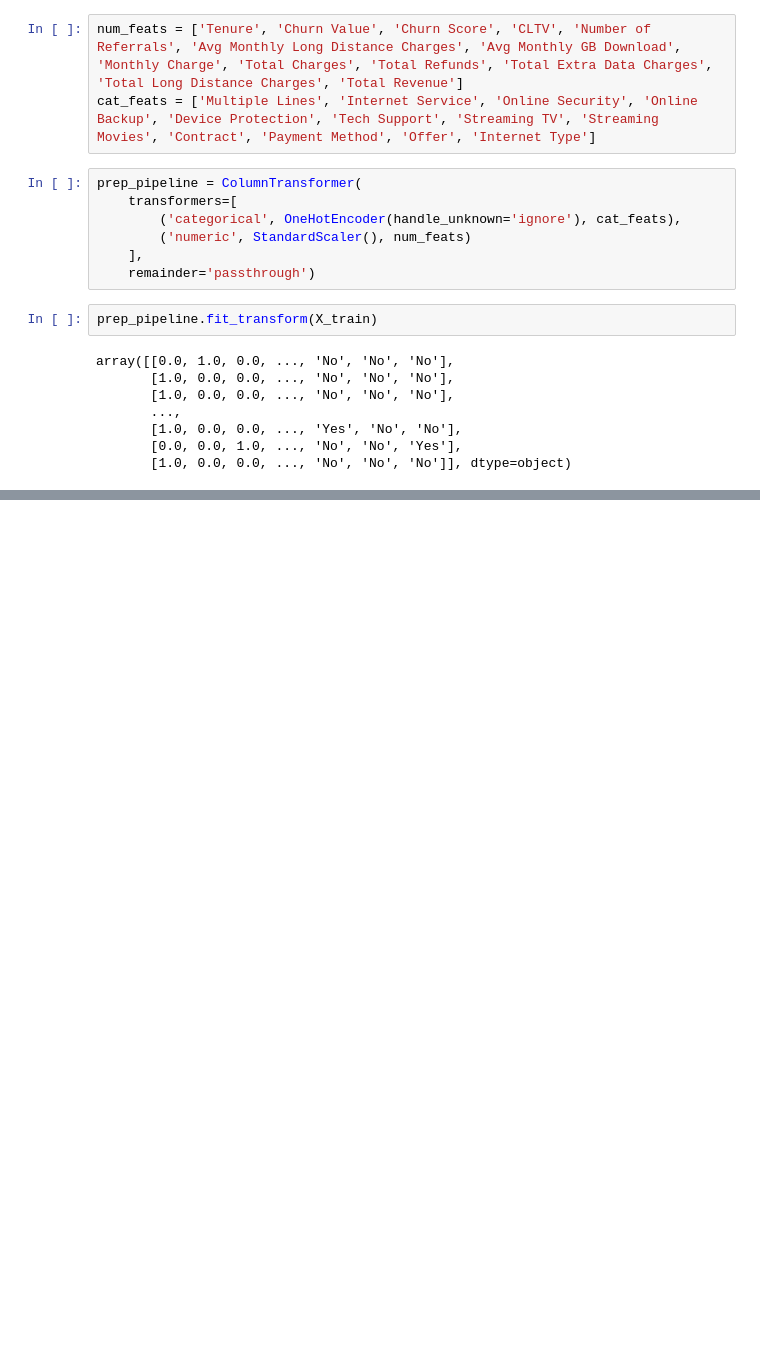
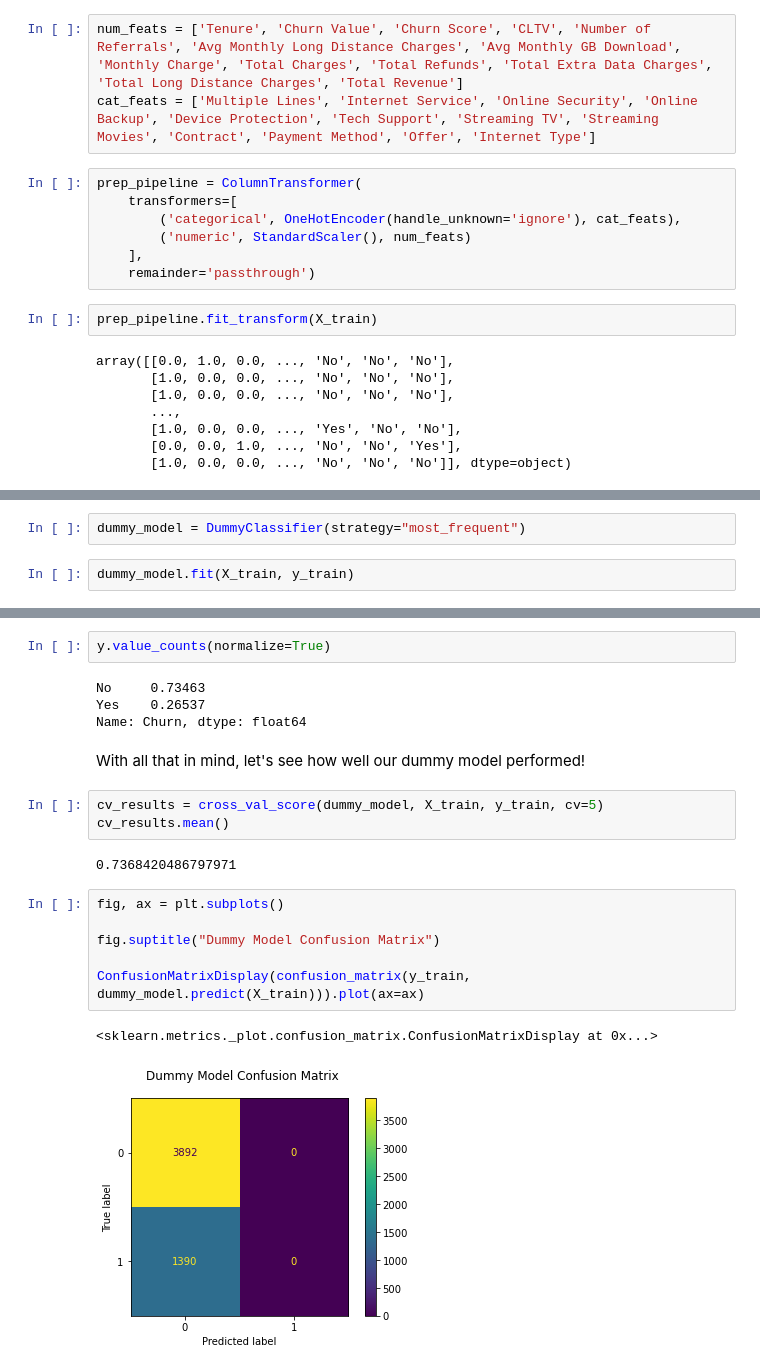
Before and after one commit to falloutb1tch/ChurnBackTime, a Jupyter notebook: Final.ipynb, the cells around one changed output, grey strips where cells are left out. Saved outputs shown, nothing was run; the diff lists cells and outputs as text; blank space fills up the shorter version.

```diff
--- a/Final.ipynb
+++ b/Final.ipynb
@@ -510,0 +524,4 @@ array([[0.0, 1.0, 0.0, ..., 'No', 'No', 'No'],
+# %%
+dummy_model = DummyClassifier(strategy="most_frequent")
+# %%
+dummy_model.fit(X_train, y_train)
@@ -510,0 +540,22 @@ array([[0.0, 1.0, 0.0, ..., 'No', 'No', 'No'],
+# %%
+y.value_counts(normalize=True)
+# %% [output]
+No     0.73463
+Yes    0.26537
+Name: Churn, dtype: float64
+# %% [markdown]
+With all that in mind, let's see how well our dummy model performed!
+# %%
+cv_results = cross_val_score(dummy_model, X_train, y_train, cv=5)
+cv_results.mean()
+# %% [output]
+0.7368420486797971
+# %%
+fig, ax = plt.subplots()
+
+fig.suptitle("Dummy Model Confusion Matrix")
+
+ConfusionMatrixDisplay(confusion_matrix(y_train, dummy_model.predict(X_train))).plot(ax=ax)
+# %% [output]
+<sklearn.metrics._plot.confusion_matrix.ConfusionMatrixDisplay at 0x...>
+[figure, added]
```
Also changed, not shown: parts of 10 cells of this notebook.
